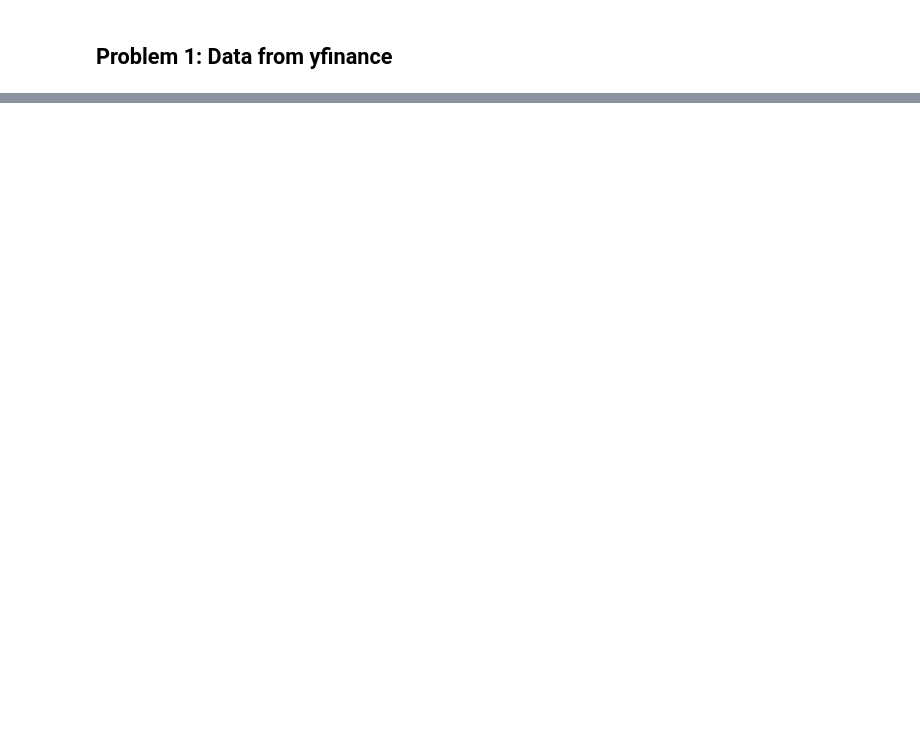
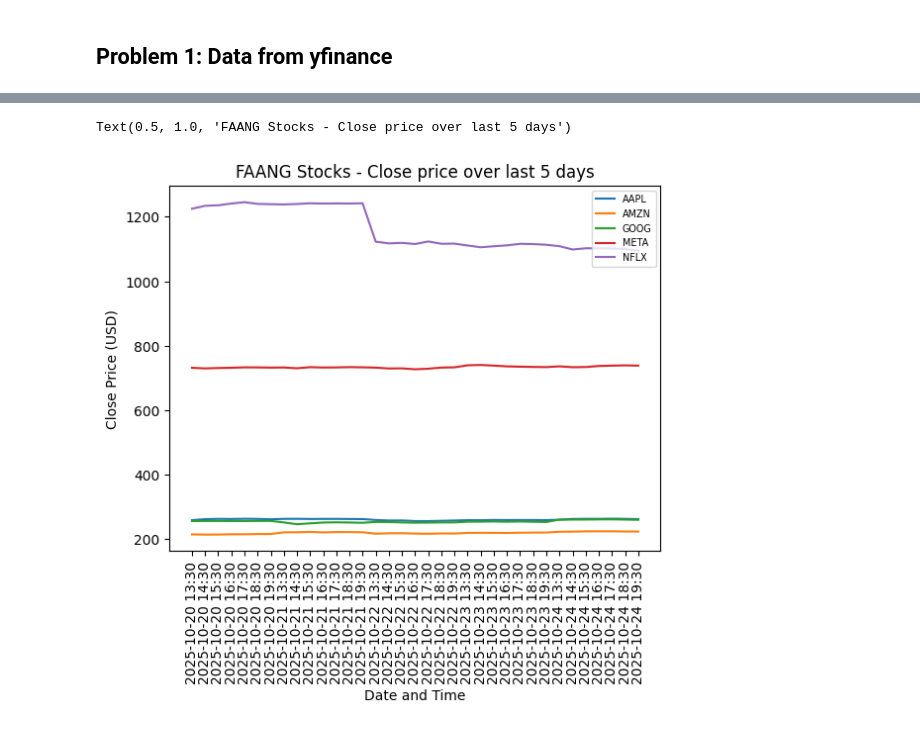
Before and after one commit to irenecelebrin/computer-infrastructure, a Jupyter notebook: problems.ipynb, the cells around one changed output, grey strips where cells are left out. Cells and saved outputs as stored; diff of their text form; code cells hidden in the pictures; blank space fills up the shorter version.

```diff
--- a/problems.ipynb
+++ b/problems.ipynb
@@ -119,0 +76,12 @@ df_with_intervals.to_csv(full_path)
+# %%
+# List all files in the data folder (see: https://www.geeksforgeeks.org/python/python-os-listdir-method/)
+tickers_data = os.listdir('data')
+# select the most recent file (see: https://stackoverflow.com/questions/39327032/how-to-get-the-latest-file-in-a-folder)
+latest_tickers_data = max(tickers_data)
+# %%
+# import the data from csv to pandas dataframe
+# the first 3 rows are read as headers: https://pandas.pydata.org/pandas-docs/stable/reference/api/pandas.read_csv.html
+# datetime is used as index.
+df_latest_tickers = pd.read_csv('data/' + latest_tickers_data, header=[0,1,2], index_col=0)
+
+df_latest_tickers.head()
@@ -119,0 +98,23 @@ df_with_intervals.to_csv(full_path)
+# %%
+# Create a new "Date" column to reformat datetime indexto remove timezone & seconds
+# see: https://pandas.pydata.org/docs/reference/api/pandas.Series.str.findall.html
+df_latest_tickers['Date'] = df_latest_tickers.index.str.findall(r'\d{4}\-\d{2}\-\d{2}\s\d{2}:\d{2}').str[0]
+# %%
+# get subset for closing prices
+Close_price = df_latest_tickers['Close']
+# get index (date and time)
+dates = df_latest_tickers['Date']
+
+fig, ax = plt.subplots()
+ax.plot(dates, Close_price)
+ax.set_xlabel('Date and Time')
+ax.set_ylabel('Close Price (USD)')
+# https://matplotlib.org/stable/api/_as_gen/matplotlib.pyplot.legend.html
+ax.legend(labels = ["AAPL", "AMZN", "GOOG", "META", "NFLX"], fontsize = 'x-small')
+# https://matplotlib.org/stable/api/_as_gen/matplotlib.pyplot.xticks.html
+ax.set_xticks(dates, labels = dates, rotation = 'vertical')
+
+ax.set_title('FAANG Stocks - Close price over last 5 days')
+# %% [output]
+Text(0.5, 1.0, 'FAANG Stocks - Close price over last 5 days')
+[figure, added]
```
Also changed, not shown: parts of 19 cells of this notebook, 5 other files.
